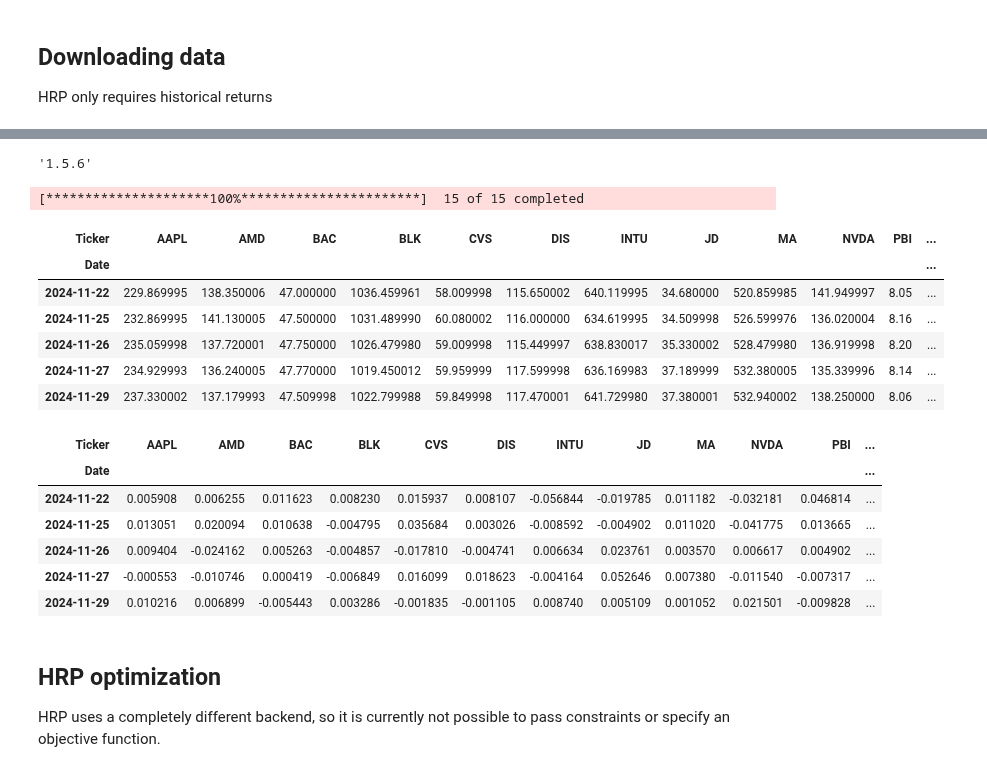
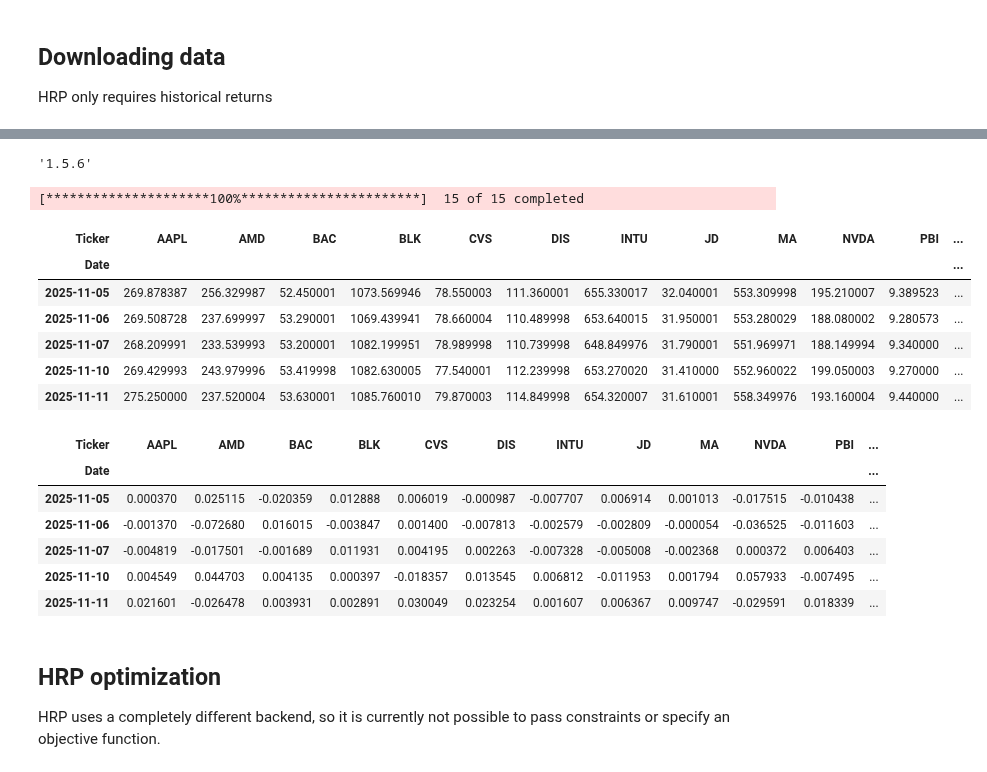
Before and after one commit to PyPortfolio/PyPortfolioOpt, a Jupyter notebook: cookbook/5-Hierarchical-Risk-Parity.ipynb, the cells around one changed output, grey strips where cells are left out. Saved outputs shown, nothing was run; the diff lists cells and outputs as text; code cells hidden in the pictures.

```diff
--- a/cookbook/5-Hierarchical-Risk-Parity.ipynb
+++ b/cookbook/5-Hierarchical-Risk-Parity.ipynb
@@ -31,43 +49,41 @@ if not os.path.isdir('data'):
-# %%
-import numpy as np
-import pandas as pd
-import matplotlib.pyplot as plt
-import yfinance as yf
-import pypfopt
-
-pypfopt.__version__
-# %% [output]
-'1.5.6'
-# %%
-tickers = ["BLK", "BAC", "AAPL", "TM", "WMT",
-           "JD", "INTU", "MA", "UL", "CVS",
-           "DIS", "AMD", "NVDA", "PBI", "TGT"]
-
-ohlc = yf.download(tickers, period="max")
-prices = ohlc["Adj Close"]
-prices.tail()
-# %% [output]
-[*********************100%***********************]  15 of 15 completed
-| Ticker | AAPL | AMD | BAC | BLK | CVS | DIS | INTU | JD | MA | NVDA | PBI | ... |
-| Date |  |  |  |  |  |  |  |  |  |  |  | ... |
-| 2024-11-22 | 229.869995 | 138.350006 | 47.000000 | 1036.459961 | 58.009998 | 115.650002 | 640.119995 | 34.680000 | 520.859985 | 141.949997 | 8.05 | ... |
-| 2024-11-25 | 232.869995 | 141.130005 | 47.500000 | 1031.489990 | 60.080002 | 116.000000 | 634.619995 | 34.509998 | 526.599976 | 136.020004 | 8.16 | ... |
-| 2024-11-26 | 235.059998 | 137.720001 | 47.750000 | 1026.479980 | 59.009998 | 115.449997 | 638.830017 | 35.330002 | 528.479980 | 136.919998 | 8.20 | ... |
-| 2024-11-27 | 234.929993 | 136.240005 | 47.770000 | 1019.450012 | 59.959999 | 117.599998 | 636.169983 | 37.189999 | 532.380005 | 135.339996 | 8.14 | ... |
-| 2024-11-29 | 237.330002 | 137.179993 | 47.509998 | 1022.799988 | 59.849998 | 117.470001 | 641.729980 | 37.380001 | 532.940002 | 138.250000 | 8.06 | ... |
-# %%
-from pypfopt import expected_returns
-
-rets = expected_returns.returns_from_prices(prices)
-rets.tail()
-# %% [output]
-| Ticker | AAPL | AMD | BAC | BLK | CVS | DIS | INTU | JD | MA | NVDA | PBI | ... |
-| Date |  |  |  |  |  |  |  |  |  |  |  | ... |
-| 2024-11-22 | 0.005908 | 0.006255 | 0.011623 | 0.008230 | 0.015937 | 0.008107 | -0.056844 | -0.019785 | 0.011182 | -0.032181 | 0.046814 | ... |
-| 2024-11-25 | 0.013051 | 0.020094 | 0.010638 | -0.004795 | 0.035684 | 0.003026 | -0.008592 | -0.004902 | 0.011020 | -0.041775 | 0.013665 | ... |
-| 2024-11-26 | 0.009404 | -0.024162 | 0.005263 | -0.004857 | -0.017810 | -0.004741 | 0.006634 | 0.023761 | 0.003570 | 0.006617 | 0.004902 | ... |
-| 2024-11-27 | -0.000553 | -0.010746 | 0.000419 | -0.006849 | 0.016099 | 0.018623 | -0.004164 | 0.052646 | 0.007380 | -0.011540 | -0.007317 | ... |
-| 2024-11-29 | 0.010216 | 0.006899 | -0.005443 | 0.003286 | -0.001835 | -0.001105 | 0.008740 | 0.005109 | 0.001052 | 0.021501 | -0.009828 | ... |
+# %%
+import pandas as pd
+import yfinance as yf
+import pypfopt
+
+pypfopt.__version__
+# %% [output]
+'1.5.6'
+# %%
+tickers = ["BLK", "BAC", "AAPL", "TM", "WMT",
+           "JD", "INTU", "MA", "UL", "CVS",
+           "DIS", "AMD", "NVDA", "PBI", "TGT"]
+
+ohlc = yf.download(tickers, period="max")
+prices = ohlc["Close"]
+prices.tail()
+# %% [output]
+[*********************100%***********************]  15 of 15 completed
+| Ticker | AAPL | AMD | BAC | BLK | CVS | DIS | INTU | JD | MA | NVDA | PBI | ... |
+| Date |  |  |  |  |  |  |  |  |  |  |  | ... |
+| 2025-11-05 | 269.878387 | 256.329987 | 52.450001 | 1073.569946 | 78.550003 | 111.360001 | 655.330017 | 32.040001 | 553.309998 | 195.210007 | 9.389523 | ... |
+| 2025-11-06 | 269.508728 | 237.699997 | 53.290001 | 1069.439941 | 78.660004 | 110.489998 | 653.640015 | 31.950001 | 553.280029 | 188.080002 | 9.280573 | ... |
+| 2025-11-07 | 268.209991 | 233.539993 | 53.200001 | 1082.199951 | 78.989998 | 110.739998 | 648.849976 | 31.790001 | 551.969971 | 188.149994 | 9.340000 | ... |
+| 2025-11-10 | 269.429993 | 243.979996 | 53.419998 | 1082.630005 | 77.540001 | 112.239998 | 653.270020 | 31.410000 | 552.960022 | 199.050003 | 9.270000 | ... |
+| 2025-11-11 | 275.250000 | 237.520004 | 53.630001 | 1085.760010 | 79.870003 | 114.849998 | 654.320007 | 31.610001 | 558.349976 | 193.160004 | 9.440000 | ... |
+# %%
+from pypfopt import expected_returns
+
+rets = expected_returns.returns_from_prices(prices)
+rets.tail()
+# %% [output]
+| Ticker | AAPL | AMD | BAC | BLK | CVS | DIS | INTU | JD | MA | NVDA | PBI | ... |
+| Date |  |  |  |  |  |  |  |  |  |  |  | ... |
+| 2025-11-05 | 0.000370 | 0.025115 | -0.020359 | 0.012888 | 0.006019 | -0.000987 | -0.007707 | 0.006914 | 0.001013 | -0.017515 | -0.010438 | ... |
+| 2025-11-06 | -0.001370 | -0.072680 | 0.016015 | -0.003847 | 0.001400 | -0.007813 | -0.002579 | -0.002809 | -0.000054 | -0.036525 | -0.011603 | ... |
+| 2025-11-07 | -0.004819 | -0.017501 | -0.001689 | 0.011931 | 0.004195 | 0.002263 | -0.007328 | -0.005008 | -0.002368 | 0.000372 | 0.006403 | ... |
+| 2025-11-10 | 0.004549 | 0.044703 | 0.004135 | 0.000397 | -0.018357 | 0.013545 | 0.006812 | -0.011953 | 0.001794 | 0.057933 | -0.007495 | ... |
+| 2025-11-11 | 0.021601 | -0.026478 | 0.003931 | 0.002891 | 0.030049 | 0.023254 | 0.001607 | 0.006367 | 0.009747 | -0.029591 | 0.018339 | ... |
 # %% [markdown]
 ## HRP optimization
 
```
Also changed, not shown: parts of 5 cells of this notebook, 3 other files.
